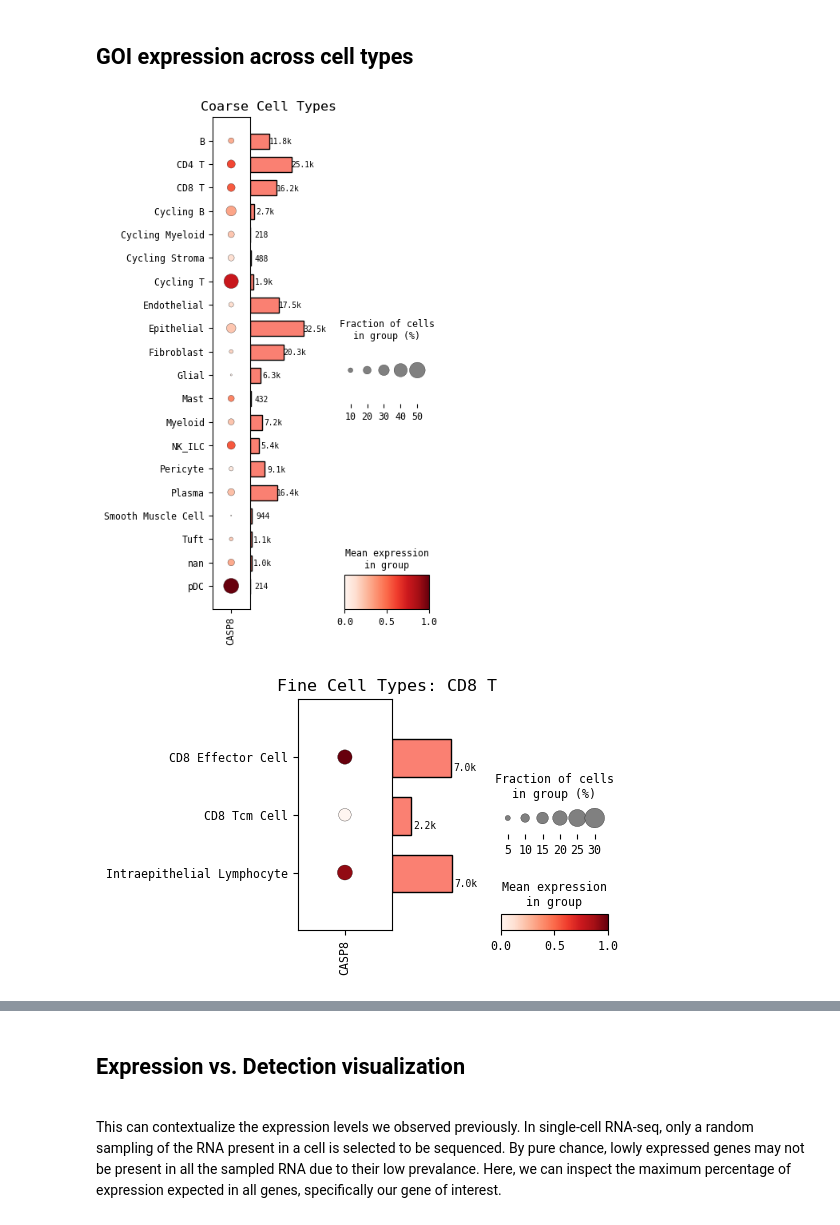
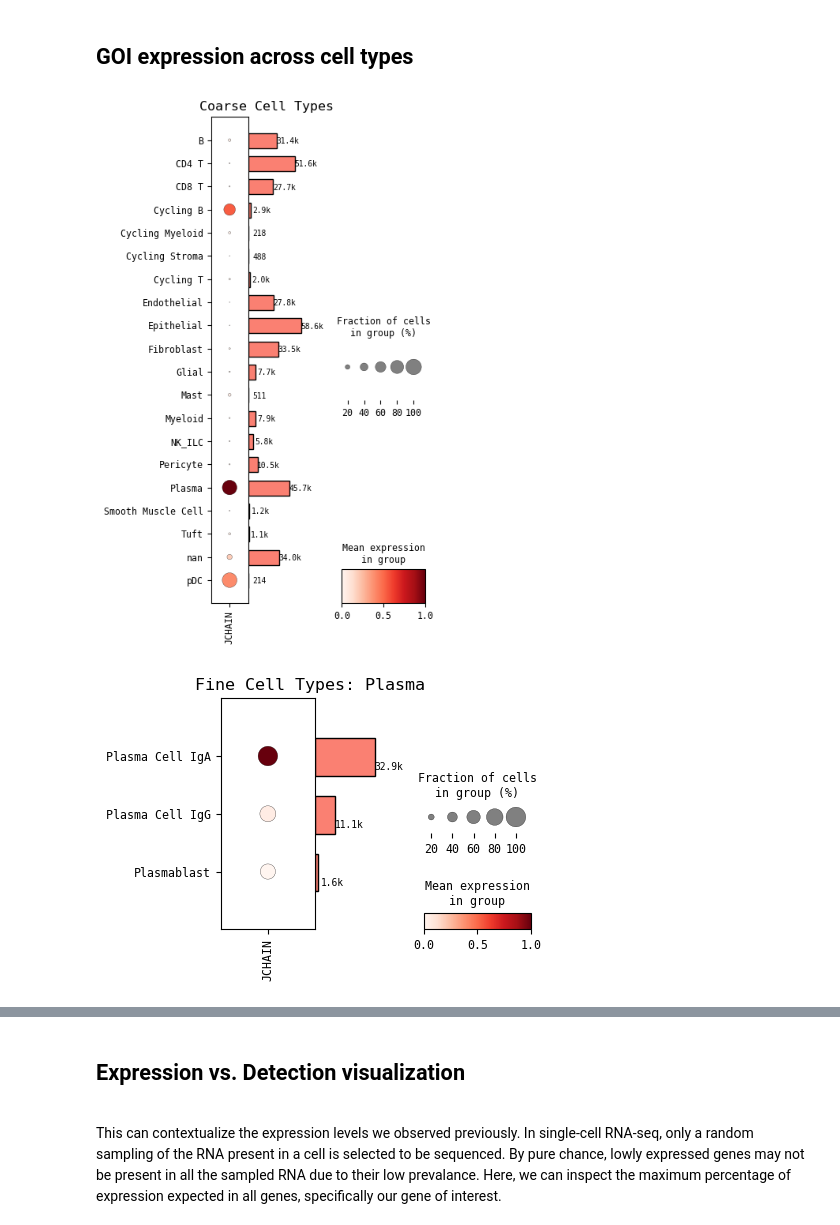
Before and after one commit to chickaroo/genereporter, a Jupyter notebook: src/cell_pipeline.ipynb, the cells around one changed output, grey strips where cells are left out. Drawn from its saved outputs; the diff is of its cells as text; code cells hidden in the pictures.

Commit message:
full data scenic

```diff
--- a/src/cell_pipeline.ipynb
+++ b/src/cell_pipeline.ipynb
@@ -6,10 +6,9 @@ import sys
 sys.path.append('/lustre/groups/ml01/workspace/samantha.bening/Bachelor/')
 from importlib import reload
 import genereporter.cell_pipeline as cp
-#from genereporter.cell_pipeline import CellPipeline
 reload(cp)
 
-cp = cp.CellPipeline("/lustre/groups/ml01/workspace/samantha.bening/Bachelor/", "data2/veo_ibd_balanced.h5ad")
+cp = cp.CellPipeline("/lustre/groups/ml01/workspace/samantha.bening/Bachelor/", "data2/veo_ibd_all_samples.h5ad")
 
 adata = cp.get_adata()
 adata
@@ -46,11 +45,11 @@ Coarse cell types:
         nan
 # %%
 # set your gene of interest
-GOI = "CASP8"
+GOI = "JCHAIN"
 
 # set your cell type of interest
 # This can be changed later as well
-cell_type = 'CD4 T'
+cell_type = 'Plasma'
 # %%
 # UMAP of coarse cell types
 cp.plot_umap(color="celltype_l2")
@@ -88,9 +104,9 @@ very_high: 71
 # find expression across cell types of GOI here
 cp.dotplot(GOI)
 # %% [output]
-[figure, old version]
+[figure, new version]
 # %%
-cp.dotplot(GOI, cell_type='CD8 T')
+cp.dotplot(GOI, cell_type='Plasma')
 # %% [output]
-[figure, old version]
+[figure, new version]
 # %%
```
Also changed, not shown: parts of 11 cells of this notebook, 14 other files.
